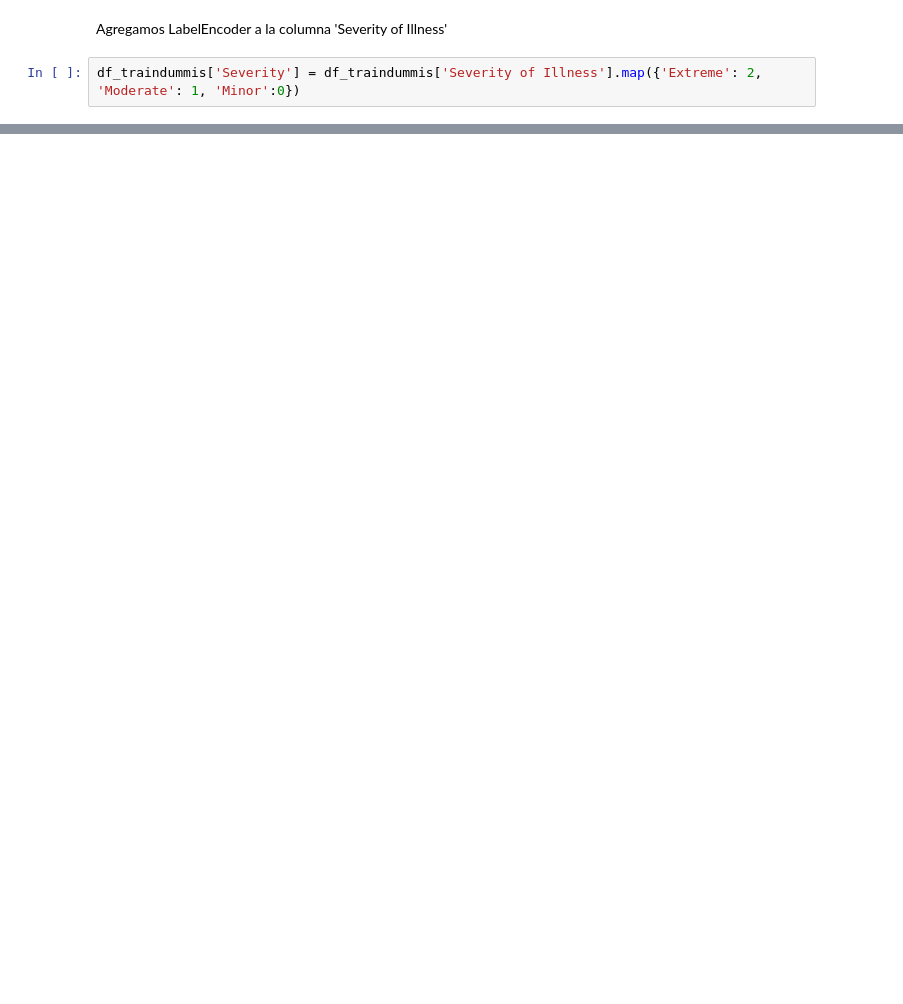
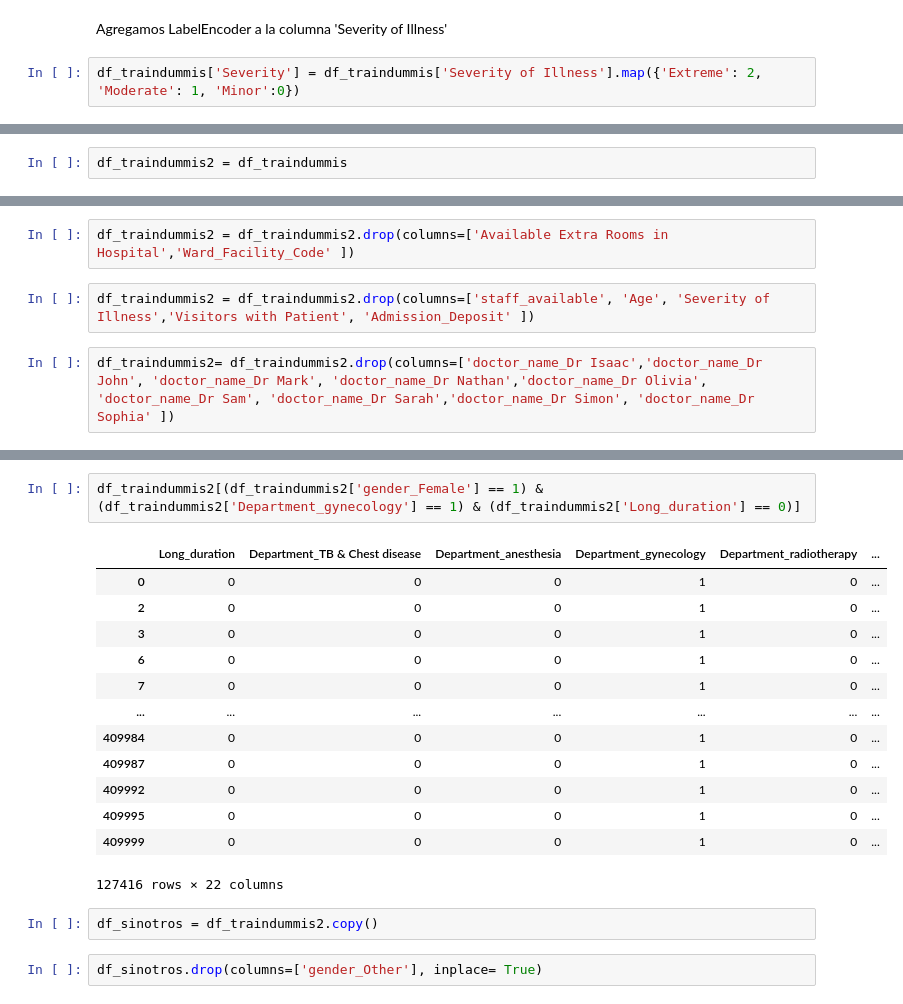
Before and after one commit to alkymvaletta/PI02_Datathon_AV, a Jupyter notebook: EDA.ipynb, the cells around one changed output, grey strips where cells are left out. Saved outputs shown, nothing was run; the diff lists cells and outputs as text; blank space fills up the shorter version.

```diff
--- a/EDA.ipynb
+++ b/EDA.ipynb
@@ -266,0 +303,2 @@ df_traindummis.to_csv("prueba")
+# %%
+df_traindummis2 = df_traindummis
@@ -266,0 +324,6 @@ df_traindummis.to_csv("prueba")
+# %%
+df_traindummis2 = df_traindummis2.drop(columns=['Available Extra Rooms in Hospital','Ward_Facility_Code' ])
+# %%
+df_traindummis2 = df_traindummis2.drop(columns=['staff_available', 'Age', 'Severity of Illness','Visitors with Patient', 'Admission_Deposit' ])
+# %%
+df_traindummis2= df_traindummis2.drop(columns=['doctor_name_Dr Isaac','doctor_name_Dr John', 'doctor_name_Dr Mark', 'doctor_name_Dr Nathan','doctor_name_Dr Olivia', 'doctor_name_Dr Sam', 'doctor_name_Dr Sarah','doctor_name_Dr Simon', 'doctor_name_Dr Sophia' ])
@@ -266,0 +364,20 @@ df_traindummis.to_csv("prueba")
+# %%
+df_traindummis2[(df_traindummis2['gender_Female'] == 1) & (df_traindummis2['Department_gynecology'] == 1) & (df_traindummis2['Long_duration'] == 0)]
+# %% [output]
+|  | Long_duration | Department_TB & Chest disease | Department_anesthesia | Department_gynecology | Department_radiotherapy | ... |
+| 0 | 0 | 0 | 0 | 1 | 0 | ... |
+| 2 | 0 | 0 | 0 | 1 | 0 | ... |
+| 3 | 0 | 0 | 0 | 1 | 0 | ... |
+| 6 | 0 | 0 | 0 | 1 | 0 | ... |
+| 7 | 0 | 0 | 0 | 1 | 0 | ... |
+| ... | ... | ... | ... | ... | ... | ... |
+| 409984 | 0 | 0 | 0 | 1 | 0 | ... |
+| 409987 | 0 | 0 | 0 | 1 | 0 | ... |
+| 409992 | 0 | 0 | 0 | 1 | 0 | ... |
+| 409995 | 0 | 0 | 0 | 1 | 0 | ... |
+| 409999 | 0 | 0 | 0 | 1 | 0 | ... |
+127416 rows × 22 columns
+# %%
+df_sinotros = df_traindummis2.copy()
+# %%
+df_sinotros.drop(columns=['gender_Other'], inplace= True)
```
Also changed, not shown: parts of 29 cells of this notebook, 5 other files.
